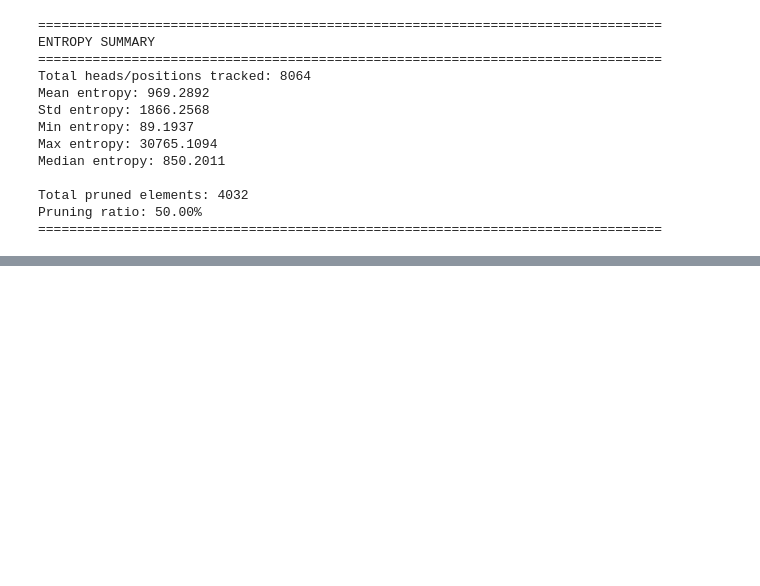
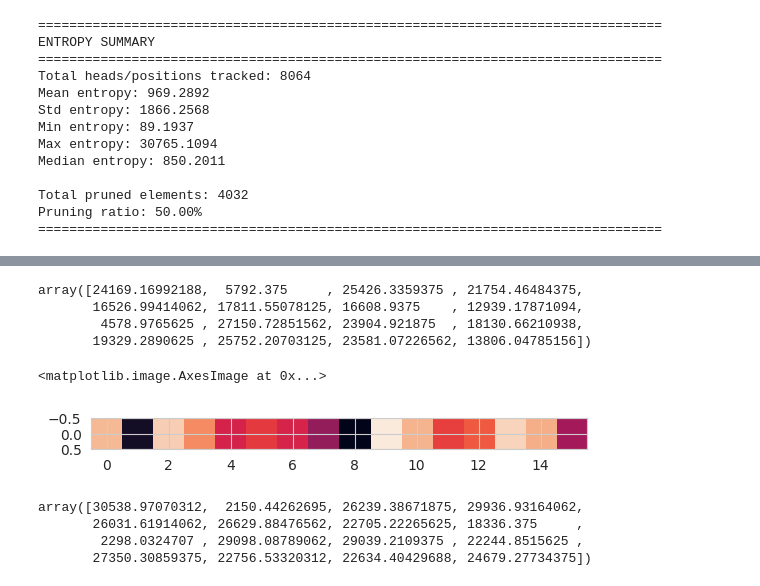
Before and after one commit to hchautran/SAM_Quantization, a Jupyter notebook: plot_positional_prune_entropy.ipynb, the cells around one changed output, grey strips where cells are left out. Cells and saved outputs as stored; diff of their text form; code cells hidden in the pictures; blank space fills up the shorter version.

```diff
--- a/plot_positional_prune_entropy.ipynb
+++ b/plot_positional_prune_entropy.ipynb
@@ -307,0 +340,19 @@ Pruning ratio: 50.00%
+# %%
+entropy
+# %% [output]
+array([24169.16992188,  5792.375     , 25426.3359375 , 21754.46484375,
+       16526.99414062, 17811.55078125, 16608.9375    , 12939.17871094,
+        4578.9765625 , 27150.72851562, 23904.921875  , 18130.66210938,
+       19329.2890625 , 25752.20703125, 23581.07226562, 13806.04785156])
+# %%
+plt.imshow(entropy.reshape(1, 16))
+# %% [output]
+<matplotlib.image.AxesImage at 0x...>
+[figure, added]
+# %%
+entropy
+# %% [output]
+array([30538.97070312,  2150.44262695, 26239.38671875, 29936.93164062,
+       26031.61914062, 26629.88476562, 22705.22265625, 18336.375     ,
+        2298.0324707 , 29098.08789062, 29039.2109375 , 22244.8515625 ,
+       27350.30859375, 22756.53320312, 22634.40429688, 24679.27734375])
```
Also changed, not shown: parts of 4 cells of this notebook, 15 other files.
